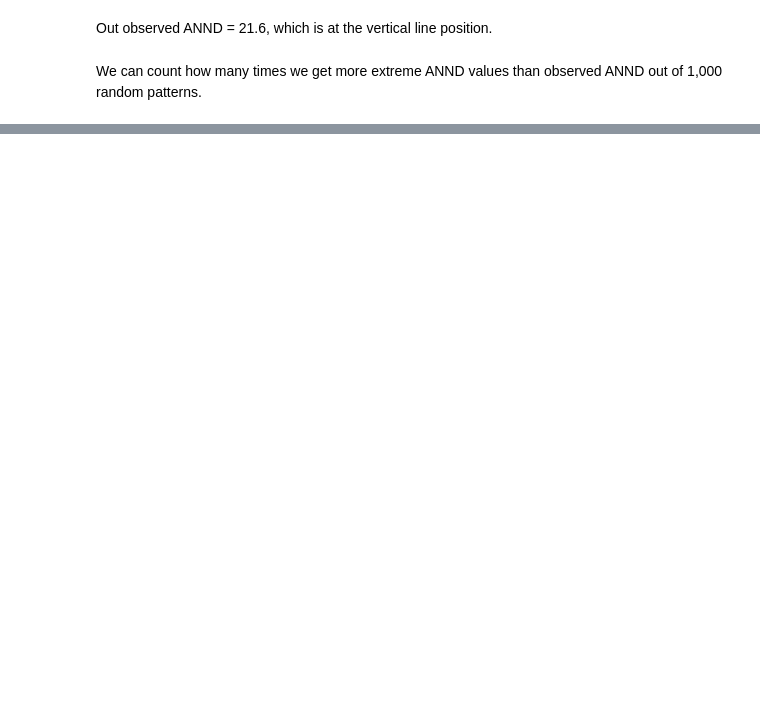
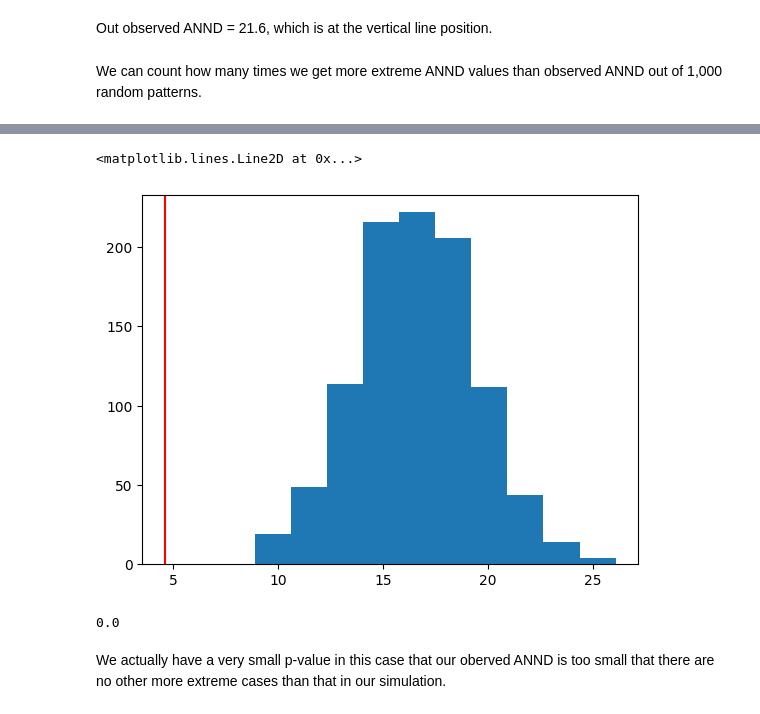
Before and after one commit to Ziqi-Li/GIS5122, a Jupyter notebook: notebooks/W4 Point Pattern Analysis nearest neighbor distance.ipynb, the cells around one changed output, grey strips where cells are left out. Drawn from its saved outputs; the diff is of its cells as text; code cells hidden in the pictures; blank space fills up the shorter version.

```diff
--- a/notebooks/W4 Point Pattern Analysis nearest neighbor distance.ipynb
+++ b/notebooks/W4 Point Pattern Analysis nearest neighbor distance.ipynb
@@ -156,0 +189,3 @@ p_sim
+# %%
+cluster_pp = PointPattern(cluster_pp_pcp)
+cluster_pp.knn()
@@ -156,0 +212,3 @@ p_sim
+# %%
+observed_ann = cluster_pp.knn()[1].mean()
+observed_ann
@@ -156,0 +219,14 @@ p_sim
+# %%
+ann_list = []
+np.random.seed(222)
+for i in range(1000):
+
+    samples = PoissonPointProcess(window_square, 12, 1)
+    pp_pcp = samples.realizations[0]
+    pp = PointPattern(pp_pcp)
+    pp.knn()
+
+    ann = pp.knn()[1].mean()
+    print(ann)
+
+    ann_list.append(pp.knn()[1].mean())
@@ -156,0 +251,13 @@ p_sim
+# %%
+plt.hist(ann_list)
+plt.axvline(observed_ann,color='red')
+# %% [output]
+<matplotlib.lines.Line2D at 0x...>
+[figure, added]
+# %%
+p_sim = np.sum(ann_list <= observed_ann)/1000
+p_sim
+# %% [output]
+0.0
+# %% [markdown]
+We actually have a very small p-value in this case that our oberved ANND is too small that there are no other more extreme cases than that in our simulation.
```
Also changed, not shown: parts of 15 cells of this notebook.
